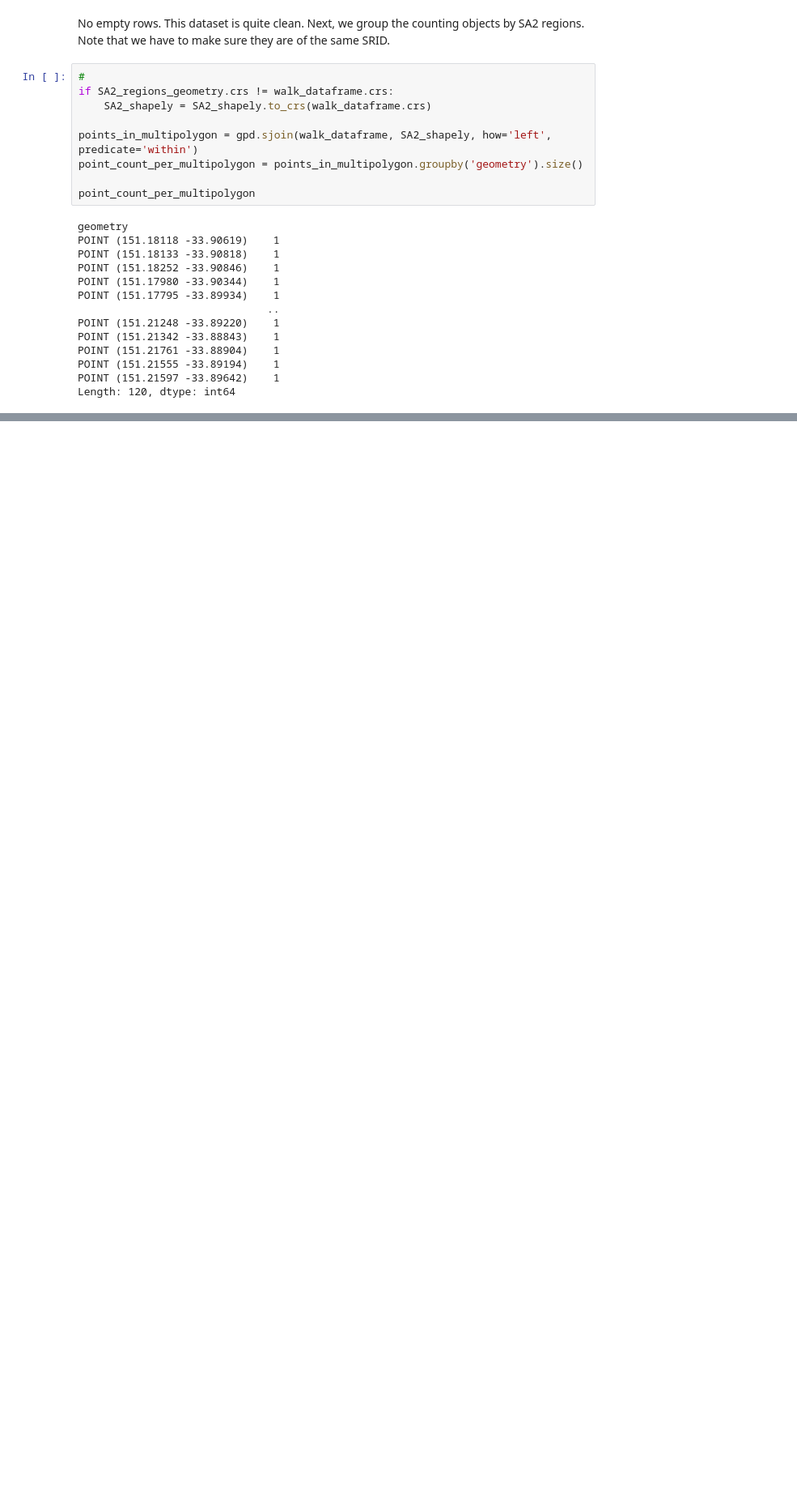
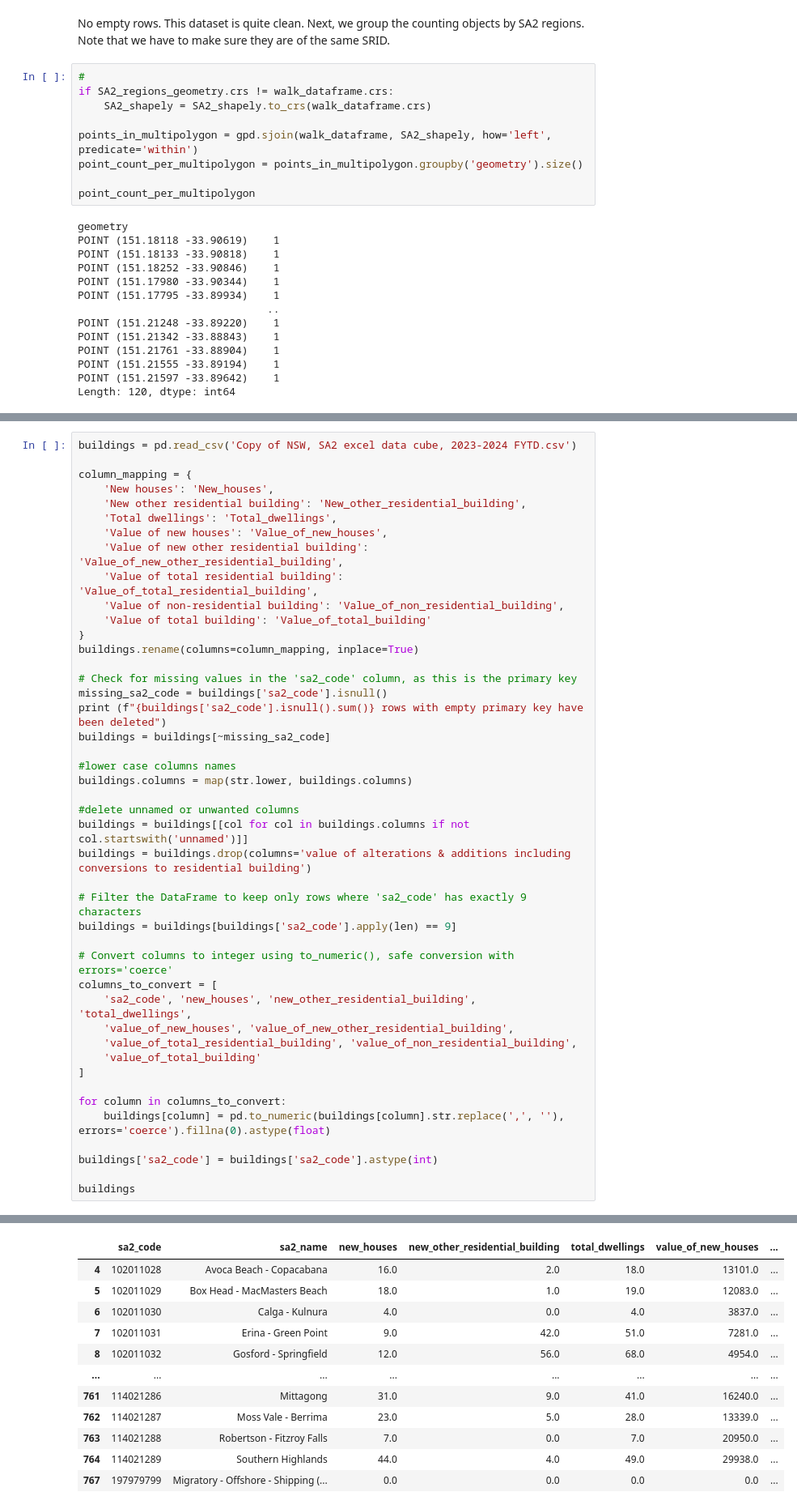
Before and after one commit to YuruYuriFans/DATA2001, a Jupyter notebook: Assignment.ipynb, the cells around one changed output, grey strips where cells are left out. Shown at 81% size. Drawn from its saved outputs; the diff is of its cells as text; blank space fills up the shorter version.

```diff
--- a/Assignment.ipynb
+++ b/Assignment.ipynb
@@ -1164,0 +1165,45 @@ Length: 120, dtype: int64
+# %%
+buildings = pd.read_csv('Copy of NSW, SA2 excel data cube, 2023-2024 FYTD.csv')
+
+column_mapping = {
+    'New houses': 'New_houses',
+    'New other residential building': 'New_other_residential_building',
+    'Total dwellings': 'Total_dwellings',
+    'Value of new houses': 'Value_of_new_houses',
+    'Value of new other residential building': 'Value_of_new_other_residential_building',
+    'Value of total residential building': 'Value_of_total_residential_building',
+    'Value of non-residential building': 'Value_of_non_residential_building',
+    'Value of total building': 'Value_of_total_building'
+}
+buildings.rename(columns=column_mapping, inplace=True)
+
+# Check for missing values in the 'sa2_code' column, as this is the primary key
+missing_sa2_code = buildings['sa2_code'].isnull()
+print (f"{buildings['sa2_code'].isnull().sum()} rows with empty primary key have been deleted")
+buildings = buildings[~missing_sa2_code]
+
+#lower case columns names
+buildings.columns = map(str.lower, buildings.columns)
+
+#delete unnamed or unwanted columns
+buildings = buildings[[col for col in buildings.columns if not col.startswith('unnamed')]]
+buildings = buildings.drop(columns='value of alterations & additions including conversions to residential building')
+
+# Filter the DataFrame to keep only rows where 'sa2_code' has exactly 9 characters
+buildings = buildings[buildings['sa2_code'].apply(len) == 9]
+
+# Convert columns to integer using to_numeric(), safe conversion with errors='coerce'
+columns_to_convert = [
+    'sa2_code', 'new_houses', 'new_other_residential_building', 'total_dwellings',
+    'value_of_new_houses', 'value_of_new_other_residential_building',
+    'value_of_total_residential_building', 'value_of_non_residential_building',
+    'value_of_total_building'
+]
+
+for column in columns_to_convert:
+    buildings[column] = pd.to_numeric(buildings[column].str.replace(',', ''), errors='coerce').fillna(0).astype(float)
+
+buildings['sa2_code'] = buildings['sa2_code'].astype(int)
+
+buildings
+# %% [output]
@@ -1164,0 +1211,12 @@ Length: 120, dtype: int64
+|  | sa2_code | sa2_name | new_houses | new_other_residential_building | total_dwellings | value_of_new_houses | ... |
+| 4 | 102011028 | Avoca Beach - Copacabana | 16.0 | 2.0 | 18.0 | 13101.0 | ... |
+| 5 | 102011029 | Box Head - MacMasters Beach | 18.0 | 1.0 | 19.0 | 12083.0 | ... |
+| 6 | 102011030 | Calga - Kulnura | 4.0 | 0.0 | 4.0 | 3837.0 | ... |
+| 7 | 102011031 | Erina - Green Point | 9.0 | 42.0 | 51.0 | 7281.0 | ... |
+| 8 | 102011032 | Gosford - Springfield | 12.0 | 56.0 | 68.0 | 4954.0 | ... |
+| ... | ... | ... | ... | ... | ... | ... | ... |
+| 761 | 114021286 | Mittagong | 31.0 | 9.0 | 41.0 | 16240.0 | ... |
+| 762 | 114021287 | Moss Vale - Berrima | 23.0 | 5.0 | 28.0 | 13339.0 | ... |
+| 763 | 114021288 | Robertson - Fitzroy Falls | 7.0 | 0.0 | 7.0 | 20950.0 | ... |
+| 764 | 114021289 | Southern Highlands | 44.0 | 4.0 | 49.0 | 29938.0 | ... |
+| 767 | 197979799 | Migratory - Offshore - Shipping (... | 0.0 | 0.0 | 0.0 | 0.0 | ... |
```
Also changed, not shown: parts of 12 cells of this notebook, 1 other file.
